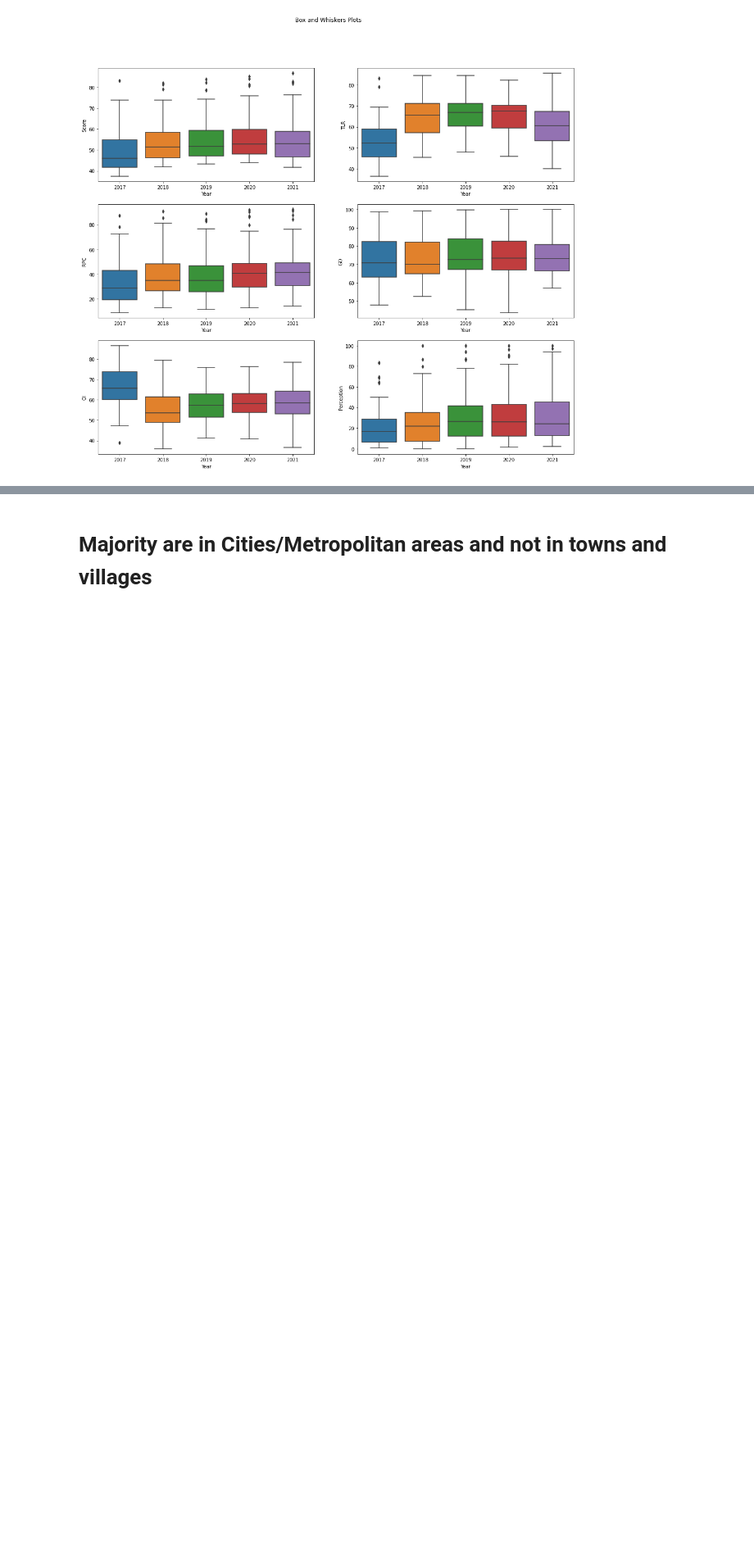
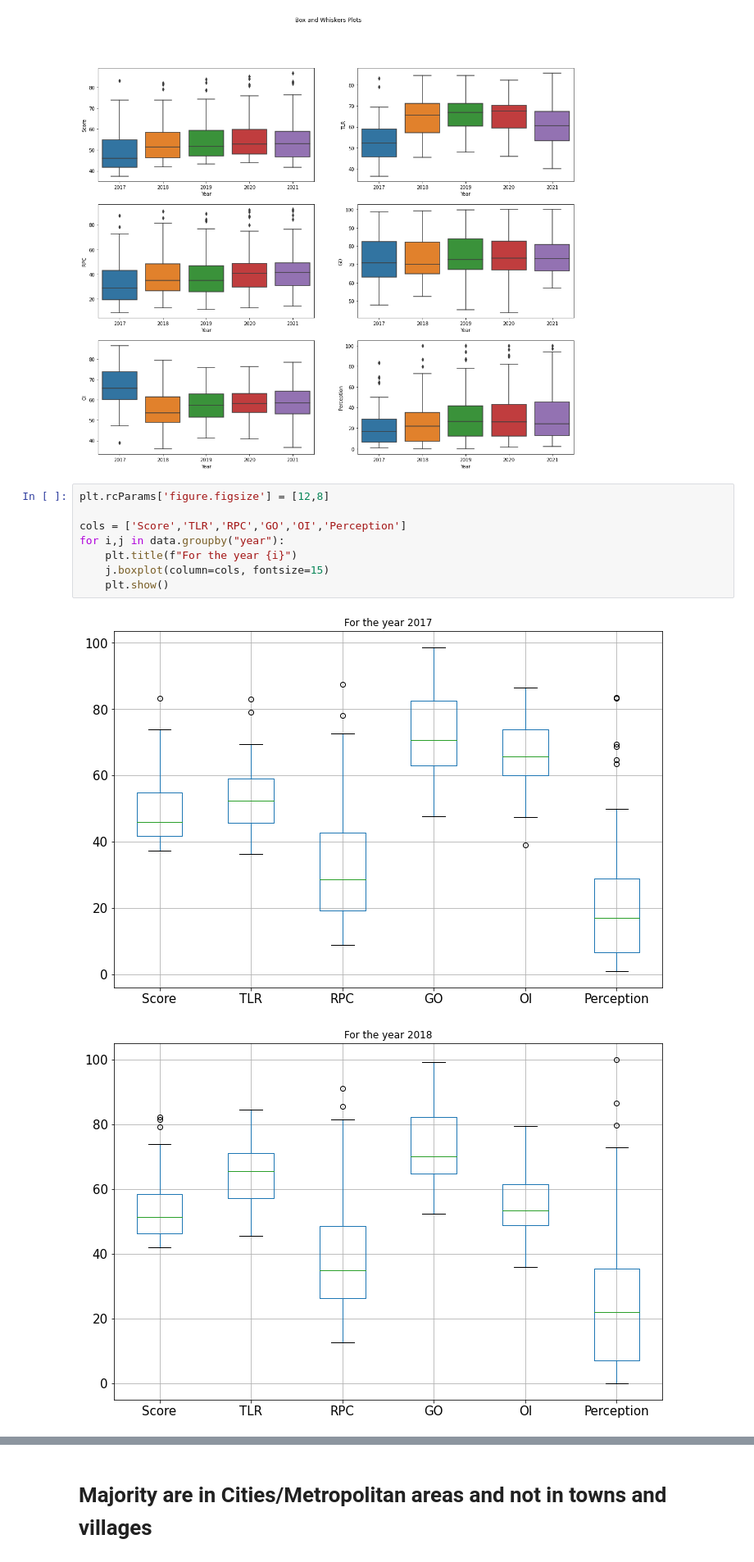
Before and after one commit to kalp121212/DS203_Project, a Jupyter notebook: Nirf.ipynb, the cells around one changed output, grey strips where cells are left out. Shown at 82% size. Cells and saved outputs as stored; diff of their text form; blank space fills up the shorter version.

Commit message:
Added box plots for annual data

```diff
--- a/Nirf.ipynb
+++ b/Nirf.ipynb
@@ -115,3 +115,14 @@ for i in range(len(cols)):
 plt.show()
 # %% [output]
 [figure]
+# %%
+plt.rcParams['figure.figsize'] = [12,8]
+
+cols = ['Score','TLR','RPC','GO','OI','Perception']
+for i,j in data.groupby("year"):
+    plt.title(f"For the year {i}")
+    j.boxplot(column=cols, fontsize=15)
+    plt.show()
+# %% [output]
+[figure, added]
+[figure, added]
```
Also changed, not shown: parts of 1 cell of this notebook.
